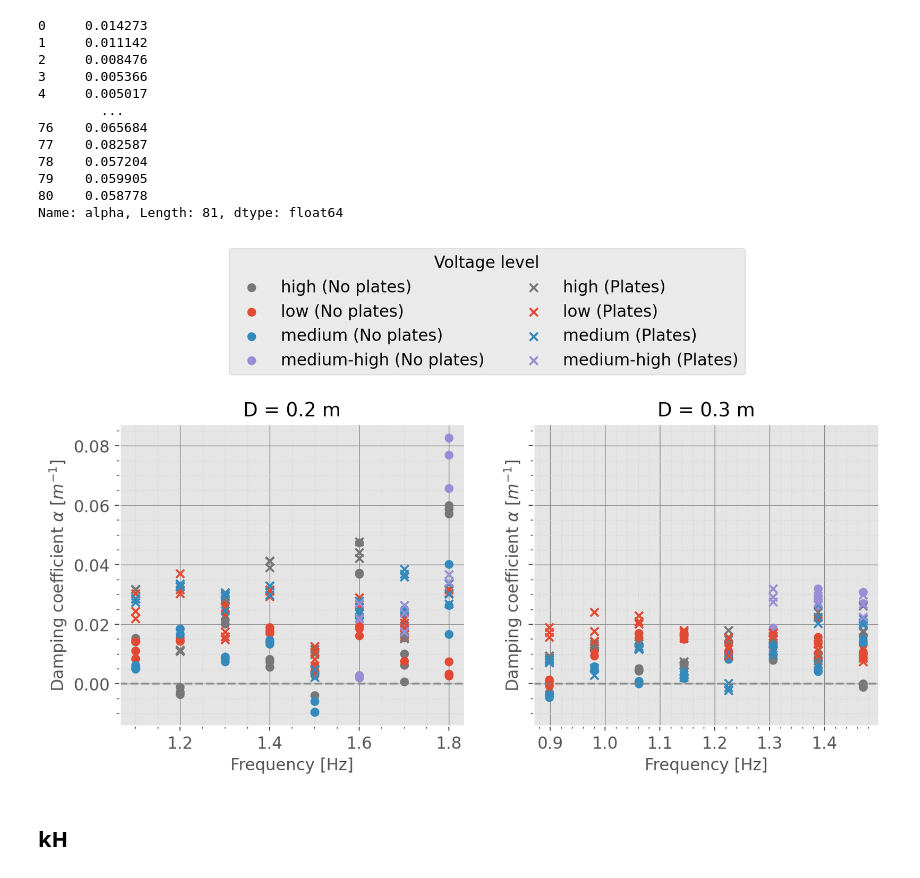
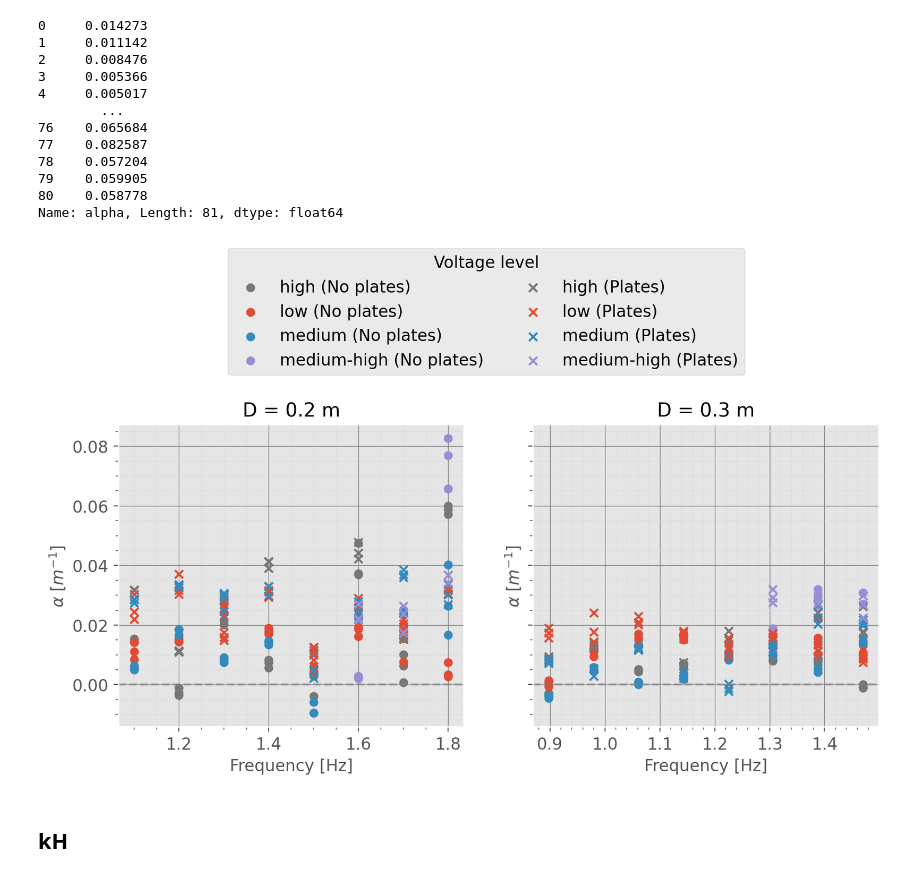
Before and after one commit to kjes4pres/Master_code, a Jupyter notebook: Lab/Probe_analysis/amplitude_obs.ipynb, the cells around one changed output. Drawn from its saved outputs; the diff is of its cells as text; code cells hidden in the pictures.

Commit message:
changed ylabel

```diff
--- a/Lab/Probe_analysis/amplitude_obs.ipynb
+++ b/Lab/Probe_analysis/amplitude_obs.ipynb
@@ -301,35 +301,35 @@ for level, sub in plates_20.groupby("volt_level"):
                label=f'{level} (Plates)',
                marker='x',
                color=level_colors.get(level, "gray"))
 
 for level, sub in no_plates_30.groupby("volt_level"):
     ax[1].scatter(sub["frequency"], sub["alpha"],
                marker='o',
                color=level_colors.get(level, "gray"))
 
 for level, sub in plates_30.groupby("volt_level"):
     ax[1].scatter(sub["frequency"], sub["alpha"],
                marker='x',
                color=level_colors.get(level, "gray"))
 
 
 #ax.hlines(0, freqs[0]-0.01, freqs[-1]+0.01, colors='gray', alpha=0.7, linestyles='--')
 for a in ax:
     a.axhline(0, color='gray', alpha=0.7, linestyle='--')
     a.set_xlabel('Frequency [Hz]')
-    a.set_ylabel(r'Damping coefficient $\alpha$ [$m^{-1}$]')
+    a.set_ylabel(r'$\alpha$ [$m^{-1}$]')
     a.minorticks_on()
     a.grid(which='major', linestyle='-', linewidth='0.5', color='gray')
     a.grid(which='minor', linestyle=':', linewidth='0.5', color='lightgray')
 
 ax[1].set_title(f'D = {D_30} m')
 ax[0].set_title(f'D = {D_20} m')
 
 fig.legend(title='Voltage level', loc='upper center', bbox_to_anchor=(0.5, 1.35), ncol=2)
 
 plt.savefig(f"/Users/kjesta/Desktop/Master prosjekt/Figurer/alpha_vs_frequency.png", dpi=200, bbox_inches='tight')
 # %% [output]
-[figure, old version]
+[figure, new version]
 # %% [markdown]
 ## kH
 # %%
```
